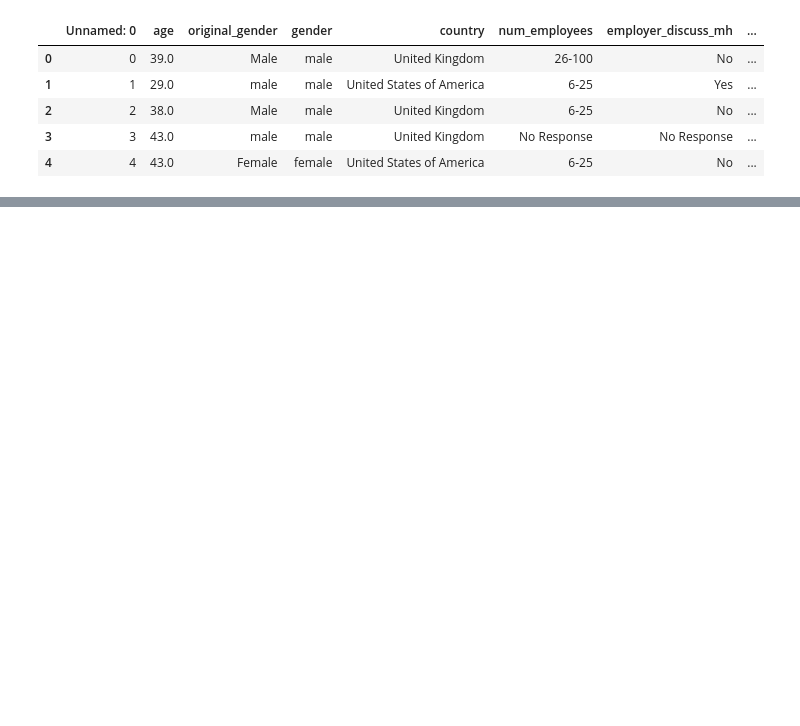
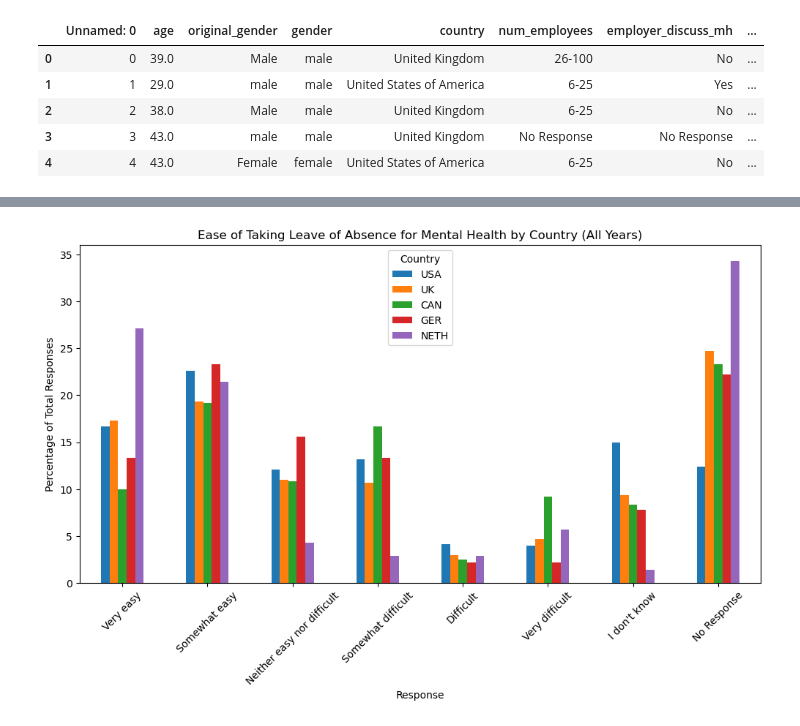
Before and after one commit to SecondHandSushi/Project-1-Mental-Tech, a Jupyter notebook: 2016-2019_demographics.ipynb, the cells around one changed output, grey strips where cells are left out. Drawn from its saved outputs; the diff is of its cells as text; code cells hidden in the pictures; blank space fills up the shorter version.

Commit message:
added coded to look at ease of leave of absence by country for the combined csv 11/18/23

```diff
--- a/2016-2019_demographics.ipynb
+++ b/2016-2019_demographics.ipynb
@@ -155,0 +71,8 @@ Don't Know           26  2019
+# %%
+# create a dataframe that looks at country vs ease of requesting med leave
+country_mh_med_leave = combined_df[["country","request_med_leave"]]
+
+# look at the 5 largest countries in terms of repsponses
+country_mh_med_leave_narrowed = country_mh_med_leave.loc[(country_mh_med_leave["country"] == "United States of America") | (country_mh_med_leave["country"] == "United Kingdom") | (
+    country_mh_med_leave["country"] == "Canada") | (country_mh_med_leave["country"] == "Germany") | (country_mh_med_leave["country"] == "Netherlands"), :]
+country_mh_med_leave_narrowed["country"].value_counts()
@@ -155,0 +128,11 @@ Don't Know           26  2019
+# %%
+#create a dataframe with the percentages per country
+country_pers = pd.DataFrame({"USA": usa_per,
+                "UK": uk_per,
+                "CAN": can_per,
+                "GER": ger_per,
+                "NETH": neth_per
+
+})
+country_pers = country_pers.reindex(["Very easy","Somewhat easy","Neither easy nor difficult","Somewhat difficult","Difficult","Very difficult", "I don't know", "No Response"])
+country_pers
@@ -155,0 +150,11 @@ Don't Know           26  2019
+# %%
+# create bar chart for percentages of responses by country
+ax = country_pers.plot.bar(rot=45, figsize=(12, 6))
+plt.title("Ease of Taking Leave of Absence for Mental Health by Country (All Years)")
+plt.xlabel("Response")
+plt.ylabel("Percentage of Total Responses")
+plt.legend(title='Country')
+plt.savefig("Figures/Leave_Ease_Countries_All_Years.png")
+plt.show()
+# %% [output]
+[figure, added]
```
Also changed, not shown: parts of 10 cells of this notebook, 1 other file.
